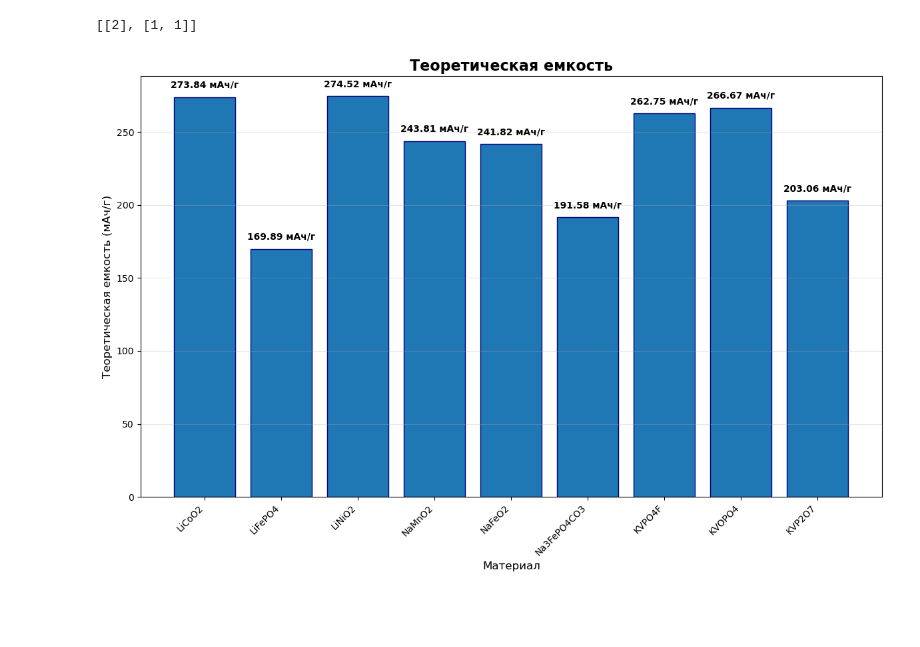
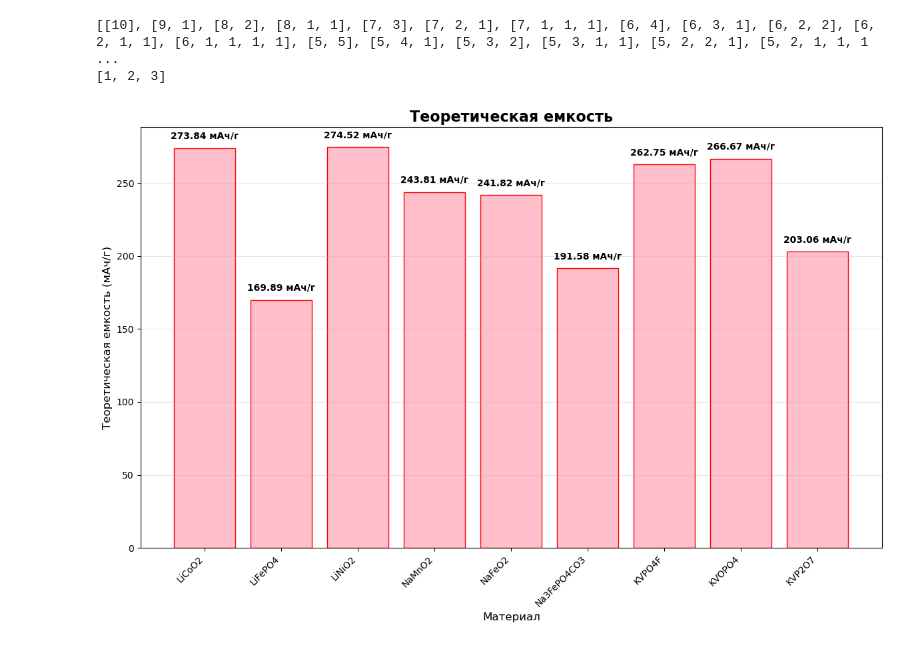
Before and after one commit to AziSarlaks/nsu-lectures, a Jupyter notebook: ML/HomeWork four Pukhov 25945/HomeWork four Pukhov 25945.ipynb, the cells around one changed output. Cells and saved outputs as stored; diff of their text form; code cells hidden in the pictures; blank space fills up the shorter version.

```diff
--- a/ML/HomeWork four Pukhov 25945/HomeWork four Pukhov 25945.ipynb
+++ b/ML/HomeWork four Pukhov 25945/HomeWork four Pukhov 25945.ipynb
@@ -59,8 +65,12 @@ def number_partitions(n):
         return partitions
 
     return list(reversed(helper(n, n)))
+
+
+print(number_partitions(10))
 # %% [output]
-[[2], [1, 1]]
+[[10], [9, 1], [8, 2], [8, 1, 1], [7, 3], [7, 2, 1], [7, 1, 1, 1], [6, 4], [6, 3, 1], [6, 2, 2], [6, 2, 1, 1], [6, 1, 1, 1, 1], [5, 5], [5, 4, 1], [5, 3, 2], [5, 3, 1, 1], [5, 2, 2, 1], [5, 2, 1, 1, 1 ...
+[1, 2, 3]
 # %%
 #3 🔋🧂🧪
 """ Саша изучает аккумуляторы. Он проводит поиск различных материалов, которые можно использовать в качестве электродов.
@@ -131,44 +141,35 @@ materials = {
     'NaMnO2': 1,
     'NaFeO2': 1,
     'Na3FePO4CO3': 2,
     'KVPO4F': 2,
     'KVOPO4': 2,
     'KVP2O7': 2
 }
 
 
 results = []
 
 for material, z in materials.items():
     capacity = tc(material, z)
-    results.append({
-        'Material': material,
-        'Capacity_mAh_g': round(capacity, 2),
-        'z_electrons': z
-    })
+    results.append([material, round(capacity, 2)])
 
 with open('battery_capacities.txt', 'w', encoding='utf-8') as f:
     for result in results:
-        f.write(f"{result['Material']} - {result['Capacity_mAh_g']} мАч/г\n")
-
-
-
-df = pd.DataFrame(results)
-
+        f.write(f"{result[0]} - {result[1]} мАч/г\n")
 
 plt.figure(figsize=(12, 8))
-bars = plt.bar(df['Material'], df['Capacity_mAh_g'], edgecolor='navy')
+bars = plt.bar([i[0] for i in results], [i[1] for i in results], color="pink", edgecolor="red")
 
-for bar, value in zip(bars, df['Capacity_mAh_g']):
+for bar, value in zip(bars, [i[1] for i in results]):
     plt.text(bar.get_x() + bar.get_width()/2, bar.get_height() + 5, f'{value} мАч/г', ha='center', va='bottom', fontweight='bold')
 
 plt.title('Теоретическая емкость', fontsize=16, fontweight='bold')
 plt.xlabel('Материал', fontsize=12)
 plt.ylabel('Теоретическая емкость (мАч/г)', fontsize=12)
 plt.xticks(rotation=45, ha='right')
 plt.grid(axis='y', alpha=0.3)
 plt.tight_layout()
 
 plt.show()
 # %% [output]
-[figure, old version]
+[figure, new version]
```
Also changed, not shown: parts of 2 cells of this notebook, 33 other files.
